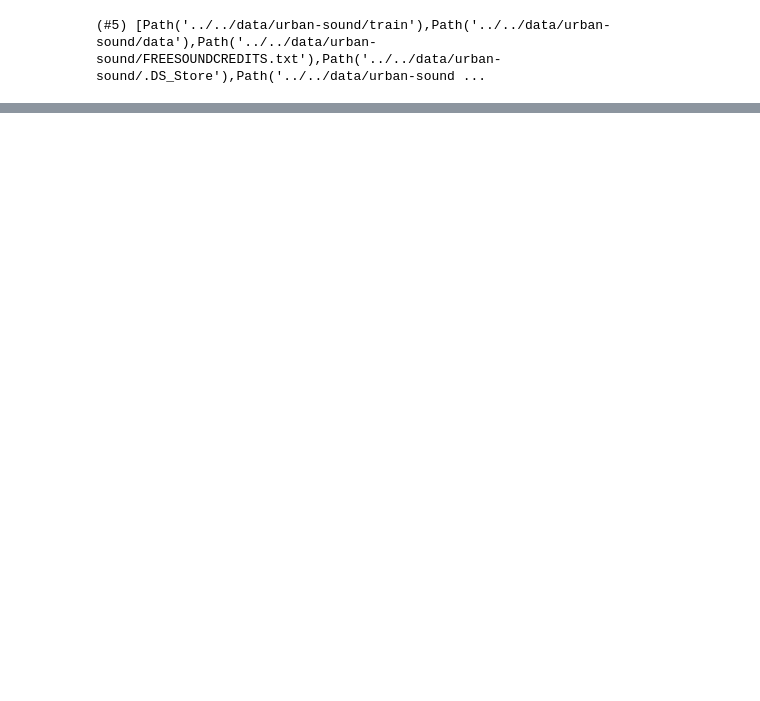
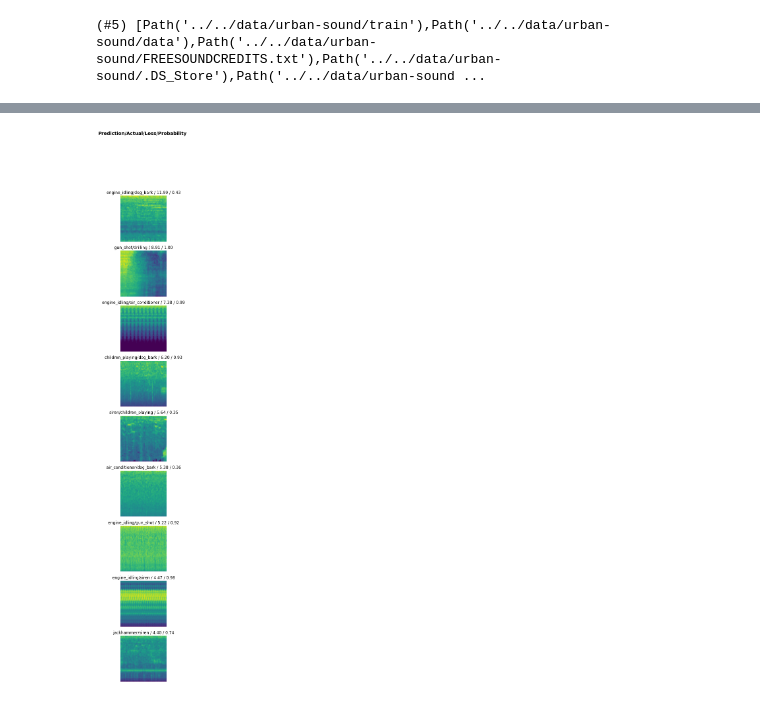
Before and after one commit to oyvindgrutle/DAT255-project, a Jupyter notebook: nbs/Transfer-Learning.ipynb, the cells around one changed output, grey strips where cells are left out. Drawn from its saved outputs; the diff is of its cells as text; code cells hidden in the pictures; blank space fills up the shorter version.

```diff
--- a/nbs/Transfer-Learning.ipynb
+++ b/nbs/Transfer-Learning.ipynb
@@ -161,0 +203,2 @@ learn.fine_tune(8, lrate)
+# %%
+interp = Interpretation.from_learner(learn)
@@ -161,0 +212,3 @@ learn.fine_tune(8, lrate)
+# %%
+interp.plot_top_losses(9,nrows=9)
+# %% [output]
@@ -161,0 +216 @@ learn.fine_tune(8, lrate)
+[figure, added]
```
Also changed, not shown: parts of 24 cells of this notebook, 2 other files.
